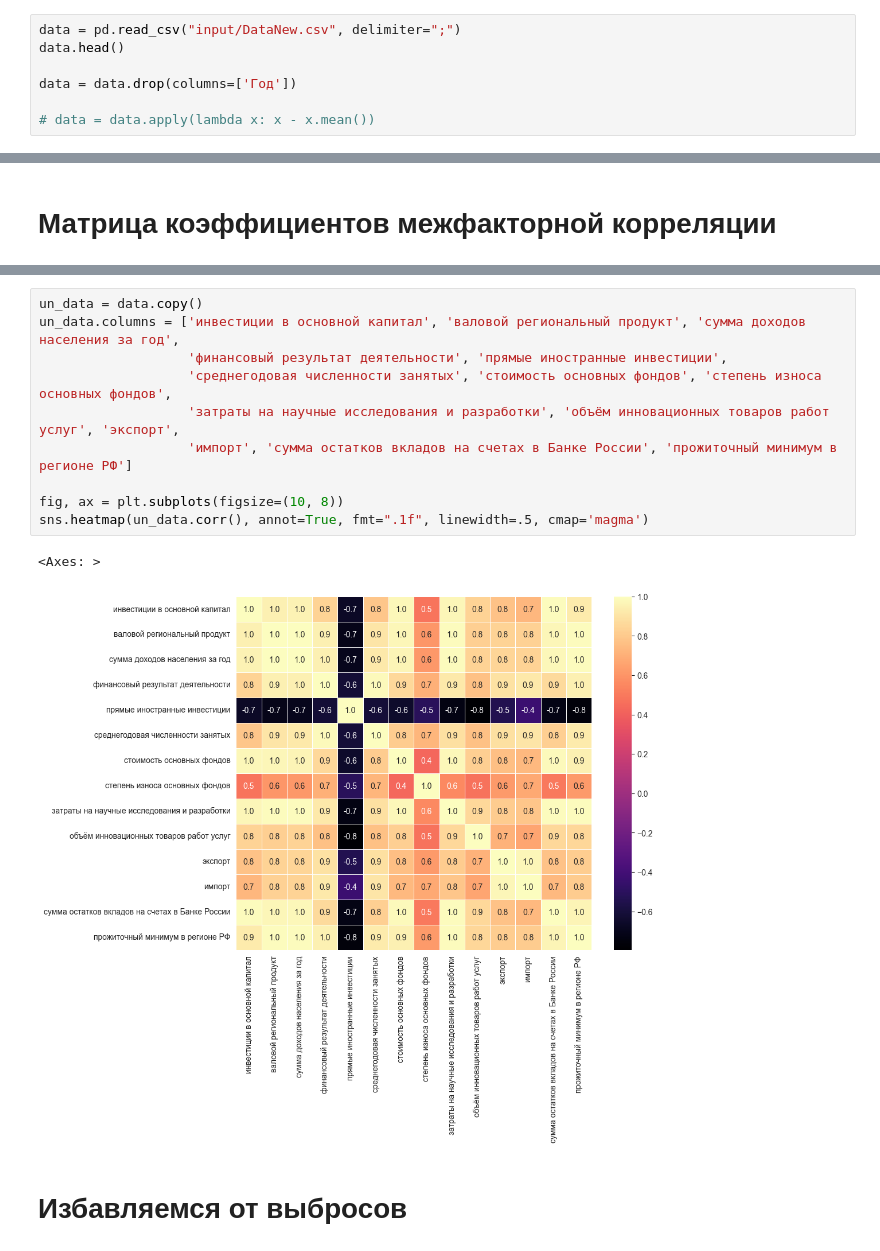
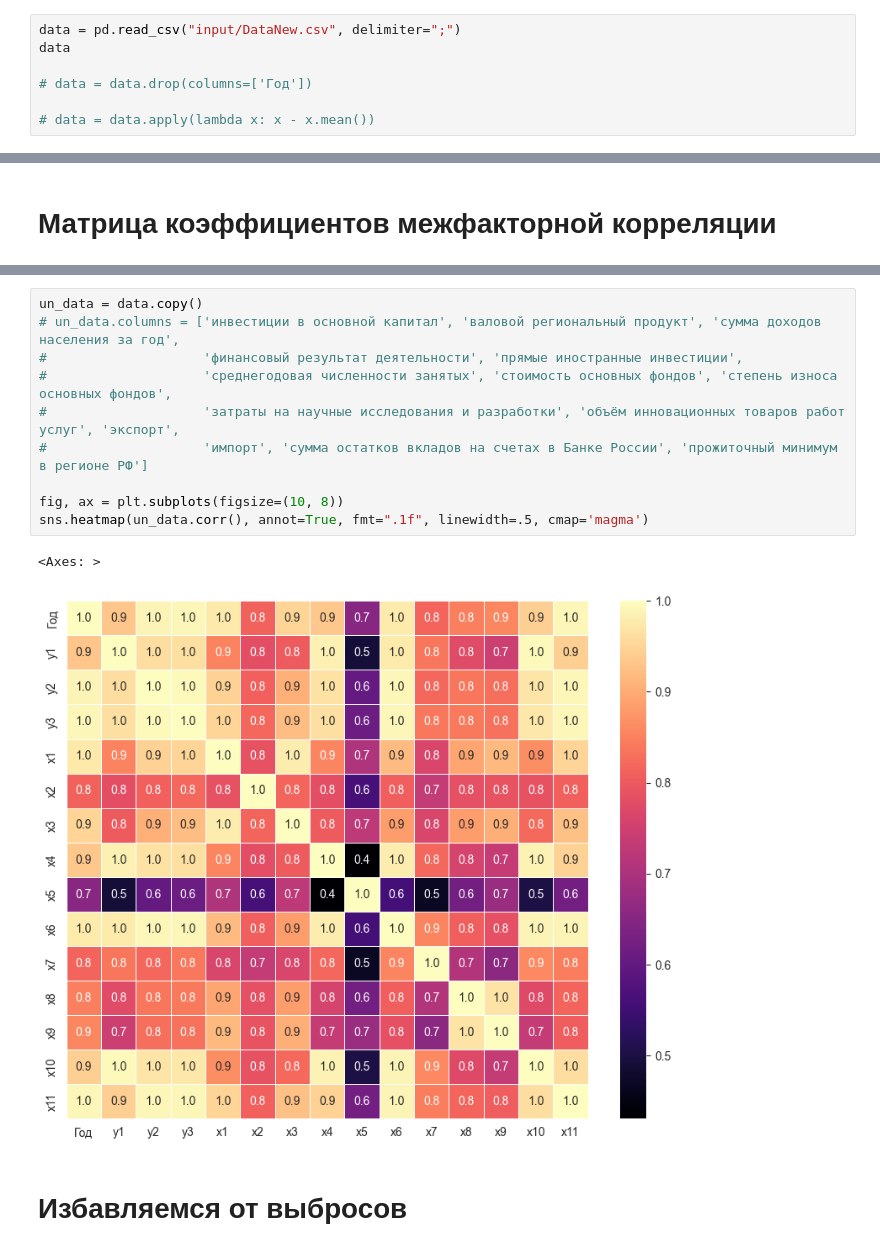
Before and after one commit to CosmDandy/-_4_-, a Jupyter notebook: analysis.ipynb, the cells around one changed output, grey strips where cells are left out. Saved outputs shown, nothing was run; the diff lists cells and outputs as text.

```diff
--- a/analysis.ipynb
+++ b/analysis.ipynb
@@ -20,8 +20,8 @@ from sklearn.model_selection import train_test_split
 # Загрузка данных
 # %%
 data = pd.read_csv("input/DataNew.csv", delimiter=";")
-data.head()
+data
 
-data = data.drop(columns=['Год'])
+# data = data.drop(columns=['Год'])
 
 # data = data.apply(lambda x: x - x.mean())
@@ -106,16 +124,16 @@ sns.heatmap(data.corr(), annot=True, fmt=".1f", linewidth=.5, cmap='magma')
 # %%
 un_data = data.copy()
-un_data.columns = ['инвестиции в основной капитал', 'валовой региональный продукт', 'сумма доходов населения за год',
-                   'финансовый результат деятельности', 'прямые иностранные инвестиции',
-                   'среднегодовая численности занятых', 'стоимость основных фондов', 'степень износа основных фондов',
-                   'затраты на научные исследования и разработки', 'объём инновационных товаров работ услуг', 'экспорт',
-                   'импорт', 'сумма остатков вкладов на счетах в Банке России', 'прожиточный минимум в регионе РФ']
+# un_data.columns = ['инвестиции в основной капитал', 'валовой региональный продукт', 'сумма доходов населения за год',
+#                    'финансовый результат деятельности', 'прямые иностранные инвестиции',
+#                    'среднегодовая численности занятых', 'стоимость основных фондов', 'степень износа основных фондов',
+#                    'затраты на научные исследования и разработки', 'объём инновационных товаров работ услуг', 'экспорт',
+#                    'импорт', 'сумма остатков вкладов на счетах в Банке России', 'прожиточный минимум в регионе РФ']
 
 fig, ax = plt.subplots(figsize=(10, 8))
 sns.heatmap(un_data.corr(), annot=True, fmt=".1f", linewidth=.5, cmap='magma')
 # %% [output]
 <Axes: >
-[figure, old version]
+[figure, new version]
 # %% [markdown]
 # Избавляемся от выбросов
 # %%
```
Also changed, not shown: parts of 16 cells of this notebook, 4 other files.
